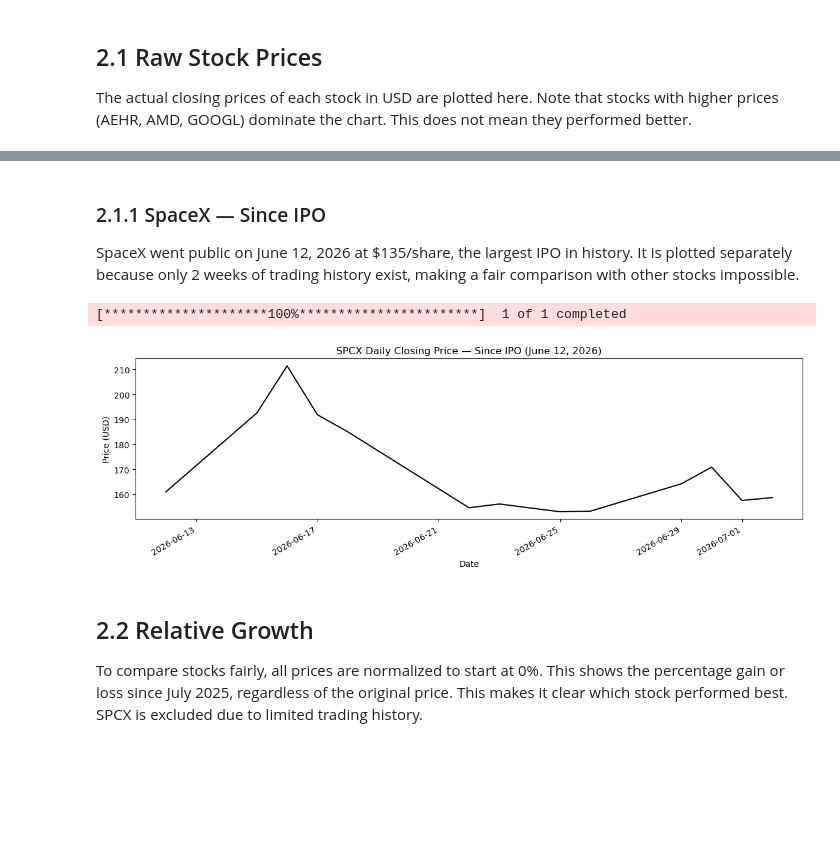
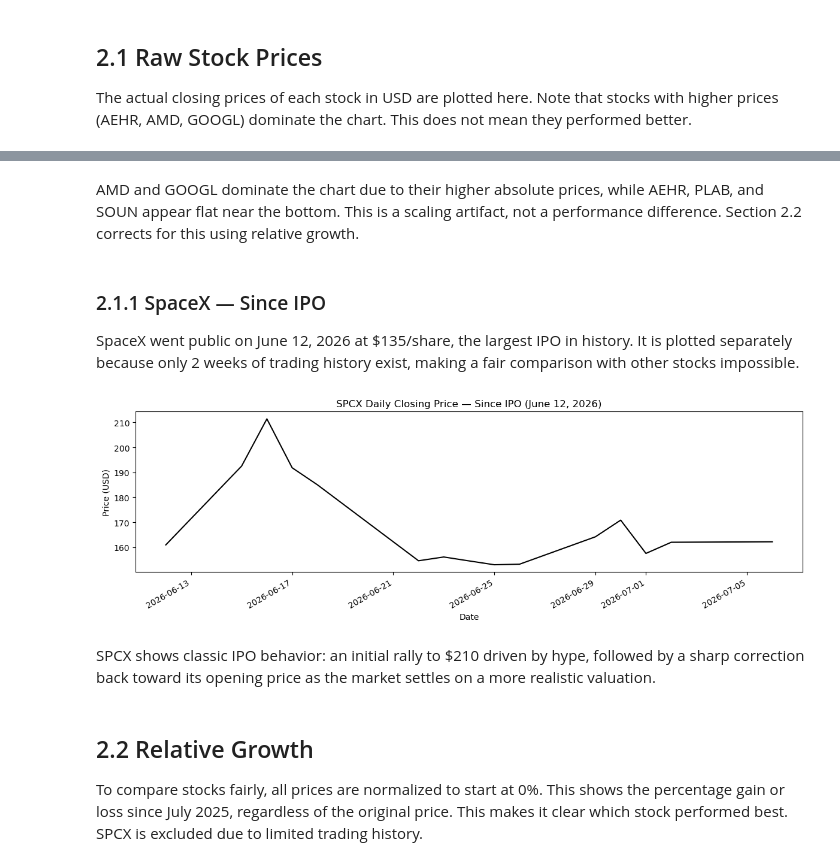
Before and after one commit to florisschulmaijer/stock-analyzer, a Jupyter notebook: portfolio.ipynb, the cells around one changed output, grey strips where cells are left out. Saved outputs shown, nothing was run; the diff lists cells and outputs as text; code cells hidden in the pictures; blank space fills up the shorter version.

```diff
--- a/portfolio.ipynb
+++ b/portfolio.ipynb
@@ -51,18 +73,27 @@ plt.show()
+# %% [markdown]
+AMD and GOOGL dominate the chart due to their higher absolute prices, while AEHR, PLAB, and SOUN appear flat near the bottom. This is a scaling artifact, not a performance difference. Section 2.2 corrects for this using relative growth.
 # %% [markdown]
 ### 2.1.1 SpaceX — Since IPO
 
 SpaceX went public on June 12, 2026 at $135/share, the largest IPO in history. It is plotted separately because only 2 weeks of trading history exist, making a fair comparison with other stocks impossible.
 # %%
-spcx_data = yf.download("SPCX", period="1mo")["Close"]
+# One time snapshot creation, do NOT uncomment and run this unless you want to refresh the data.
+# The CSV is already included in this repo, so anyone cloning it gets the exact same frozen results automatically.
+#spcx_data = yf.download("SPCX", period="1mo")["Close"]
+#spcx_data.to_csv("data/spcx_data.csv")
+
+# Load frozen snapshot (this always runs)
+spcx_data = pd.read_csv("data/spcx_data.csv", index_col=0, parse_dates=True)
 
 spcx_data.plot(figsize=(12, 4), title="SPCX Daily Closing Price — Since IPO (June 12, 2026)", color="black", legend=False)
 plt.ylabel("Price (USD)")
 plt.xlabel("Date")
 plt.tight_layout()
 plt.show()
 # %% [output]
-[*********************100%***********************]  1 of 1 completed
-[figure, old version]
+[figure, new version]
+# %% [markdown]
+SPCX shows classic IPO behavior: an initial rally to $210 driven by hype, followed by a sharp correction back toward its opening price as the market settles on a more realistic valuation.
 # %% [markdown]
 ## 2.2 Relative Growth
 
```
Also changed, not shown: parts of 24 cells of this notebook, 4 other files.
